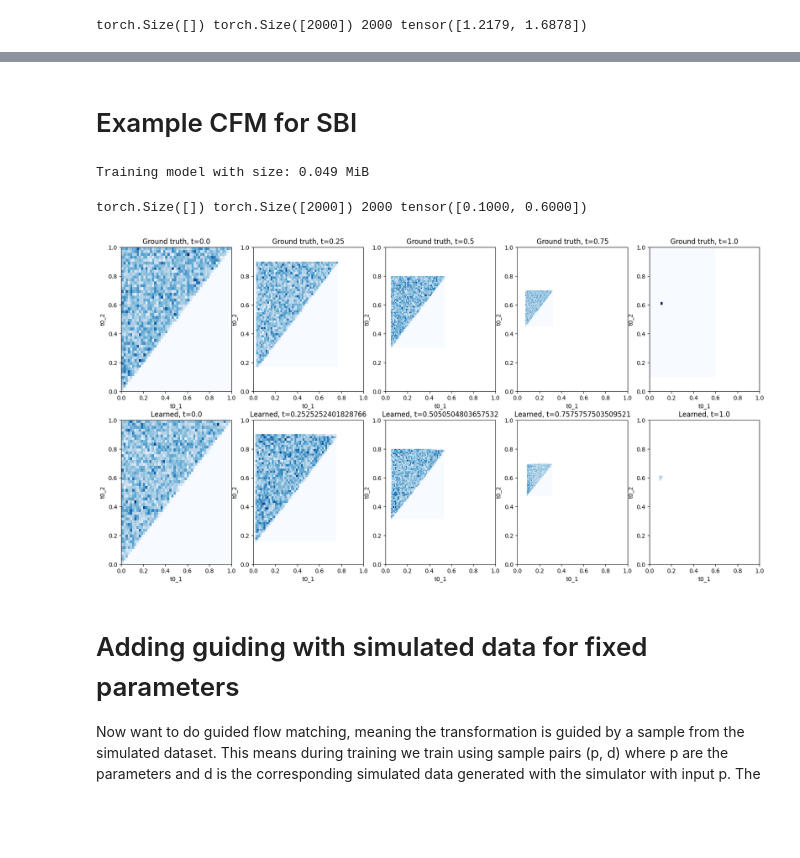
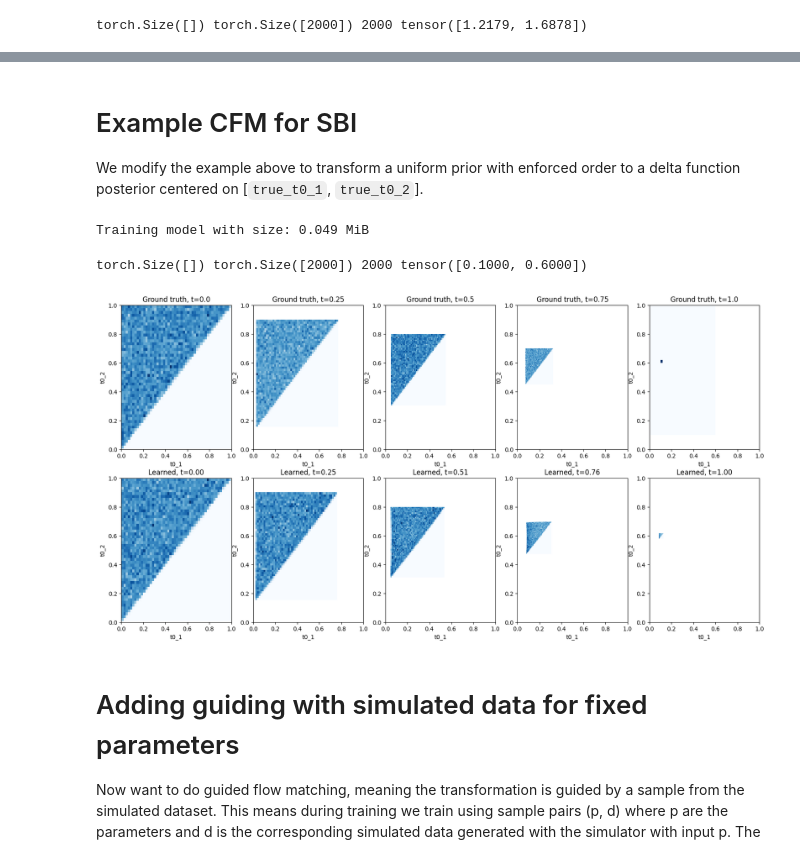
Before and after one commit to Ninavd/FRB-flow, a Jupyter notebook: notebooks/FM_simple_model.ipynb, the cells around one changed output, grey strips where cells are left out. Saved outputs shown, nothing was run; the diff lists cells and outputs as text; code cells hidden in the pictures; blank space fills up the shorter version.

Commit message:
FM first example cleanup

```diff
--- a/notebooks/FM_simple_model.ipynb
+++ b/notebooks/FM_simple_model.ipynb
@@ -201,7 +201,8 @@ plt.show()
 # %% [markdown]
 # Example CFM for SBI
+We modify the example above to transform a uniform prior with enforced order to a delta function posterior centered on [`true_t0_1`, `true_t0_2`].
 # %%
-# Need to change
+
 # Samplelable prior for t0_1 and t0_2
 class Prior(Sampleable):
     @property
@@ -222,7 +223,8 @@ class Prior(Sampleable):
 class Posterior(Sampleable):
 
     """
-    This is now for a given datapoint, so just returns true_t0_1, true_t0_2
+    This is now for a given datapoint, so just samples true_t0_1, true_t0_2.
+    Essentially a delta function.
     """
     @property
     def dim(self) -> int:
@@ -239,82 +241,81 @@ class Posterior(Sampleable):
         t0_2 = 0.6 * torch.ones((num_samples, 1))
         return torch.cat((t0_1, t0_2), dim=1)
 
-# Construct conditional probability path
+# construct conditional probability path
 path = LinearConditionalProbabilityPath(
-    p_simple = Prior(),# should be Sampleable prior
-    p_data = Posterior() # this should be posterior sample (+ labels, i.e. simulated data, later on)
+    p_simple = Prior(),
+    p_data = Posterior()
 ).to(device)
 
-# Construct learnable vector field
+# construct learnable vector field
 linear_flow_model = MLPVectorField(dim=2, hiddens=[64,64,64,64])
 
-# Construct trainer
+# construct trainer
 trainer = ConditionalFlowMatchingTrainer(path, linear_flow_model)
 losses = trainer.train(num_epochs=1000, device=device, lr=1e-3, batch_size=2000)
 # %% [output]
 Training model with size: 0.049 MiB
 torch.Size([]) torch.Size([2000]) 2000 tensor([0.1000, 0.6000])
 # %%
-##########################
-# Play around With These #
-##########################
-num_samples = 10000
-num_marginals = 5
+num_samples = 50000  # number of samples per snapshot
+num_marginals = 5    # number of snapshots to plot
 
-plt.figure(figsize=(20, 10))
+plt.figure(figsize=(20,10))
 
-###########################
-# Graph Ground-Truth Marginals #
-###########################
+# ----------------------------- #
+# Graph Ground-Truth Marginals  #
+# ----------------------------- #
 ts = torch.linspace(0.0, 1.0, num_marginals).to(device)
 for idx, t in enumerate(ts):
     tt = t.view(1,1).expand(num_samples,1)
     xts = path.sample_marginal_path(tt)
-    t = tt.cpu()[0][0]
 
     plt.subplot(2, num_marginals, idx + 1)
-
     plt.hist2d(x=xts[:, 0], y=xts[:, 1], bins=50, cmap='Blues')
 
-    plt.title(f"Ground truth, t={t}")
+    plt.title(f"Ground truth, t={t.item()}")
     plt.xlabel(f"t0_1")
     plt.ylabel(f"t0_2")
 
     plt.xlim(0, 1)
-    plt.ylim(0,1)
+    plt.ylim(0, 1)
 
-###############################################
-# Graph Marginals of Learned Vector Field #
-###############################################
+# -----------------------------------------#
+# Graph Marginals of Learned Vector Field  #
+# -----------------------------------------#
+
+# initialize ODE solver
 ode = LearnedVectorFieldODE(linear_flow_model)
 simulator = EulerODESolver(ode)
 ts = torch.linspace(0,1,100).to(device)
 
-record_every_idxs = record_every(len(ts), len(ts) // (num_marginals - 1))
+# solve / simulate ode starting from x0
 x0 = path.p_simple.sample(num_samples)
 xts = simulator.solve_with_trajectory(x0, ts.view(1,-1,1).expand(num_samples,-1,1))
+
+# only save num_marginal snapshots
+record_every_idxs = record_every(len(ts), len(ts) // (num_marginals - 1))
 xts = xts[:,record_every_idxs,:]
 
 subplot_idx = idx + 1 # for plotting
 
 for idx in range(xts.shape[1]):
     xx = xts[:,idx,:]
     t = ts.cpu()[record_every_idxs[idx]]
 
     plt.subplot(2, num_marginals, subplot_idx + idx + 1)
 
     plt.hist2d(x=xx[:, 0], y=xx[:, 1], bins=50, cmap='Blues')
-
-    plt.title(f"Learned, t={t}")
+    plt.title(f"Learned, t={t:.2f}")
     plt.xlabel(f"t0_1")
     plt.ylabel(f"t0_2")
 
     plt.xlim(0, 1)
     plt.ylim(0, 1)
 
 plt.show()
 # %% [output]
-[figure, old version]
+[figure, new version]
 # %% [markdown]
 # Adding guiding with simulated data for fixed parameters
 Now want to do guided flow matching, meaning the transformation is guided by a sample from the simulated dataset. This means during training we train using sample pairs (p, d) where p are the parameters and d is the corresponding simulated data generated with the simulator with input p. The input of the network in the end will be prior sample p_r and simulated data. The output of the solved ODE with the learned vector field is a sample from the posterior. We have to change several functions to accomodate training pairs (p, d).
```
Also changed, not shown: parts of 1 cell of this notebook.
